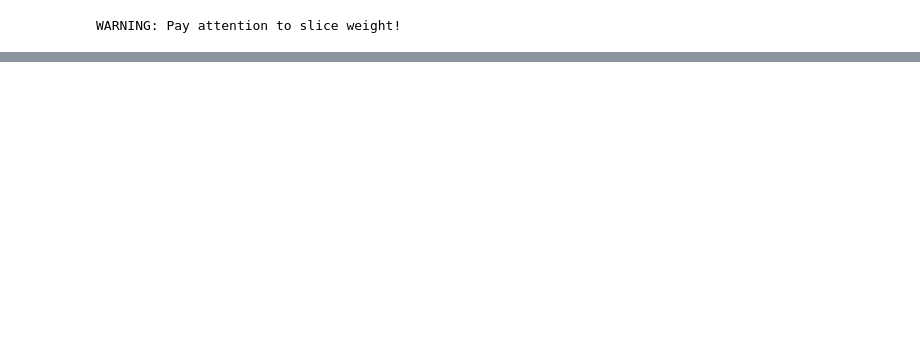
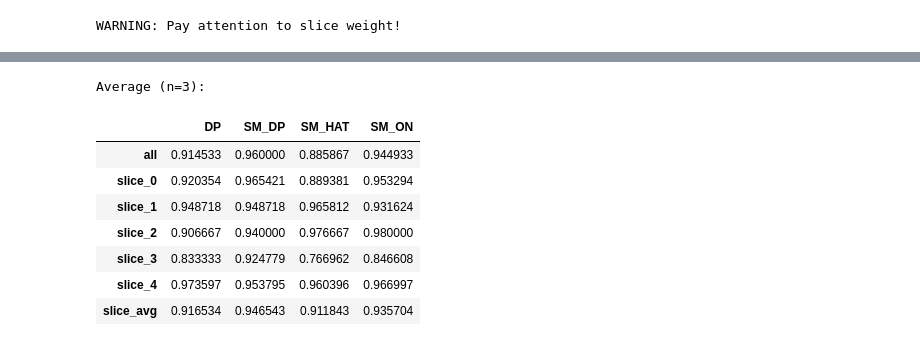
Before and after one commit to tsy935/metal, a Jupyter notebook: metal/contrib/slicing/synthetics/geometric-testing.ipynb, the cells around one changed output, grey strips where cells are left out. Drawn from its saved outputs; the diff is of its cells as text; code cells hidden in the pictures; blank space fills up the shorter version.

```diff
--- a/metal/contrib/slicing/synthetics/geometric-testing.ipynb
+++ b/metal/contrib/slicing/synthetics/geometric-testing.ipynb
@@ -14,13 +14,13 @@ from metal.end_model import EndModel
 ### SHARED PIECES
 train_kwargs = {
     "verbose": True,
-    "n_epochs": 30,
-    "lr": 0.001,
-    "l2": 0,
+    "n_epochs": 40,
+    "lr": 0.01,
+    "l2": 0.0005,
     "disable_prog_bar": True
 }
 end_model_init_kwargs = {
-    "layer_out_dims": [2, 10, 10, 2],
+    "layer_out_dims": [2, 10, 10, 2]
 }
 
 ### FULL CONFIGS
@@ -70,7 +70,7 @@ sm_on_config = {
 
 sm_dp_config = {
     'slice_kwargs': {
-        'r': 5,
+        'r': 10,
         'slice_weight': 0.1,
         'reweight': True
     },
@@ -78,8 +78,8 @@ sm_dp_config = {
     'input_module_class': MLPModule,
     'input_module_init_kwargs': {
         'input_dim': 2,
-        'output_dim': 5,
-        'middle_dims': [5],
+        'output_dim': 10,
+        'middle_dims': [10],
         'bias': True
     }
 }
@@ -87,0 +244,16 @@ WARNING: Pay attention to slice weight!
+# %%
+from metal.contrib.slicing.experiment_utils import parse_history
+
+print(f"Average (n={NUM_TRIALS}):")
+df = parse_history(history, NUM_SLICES)
+df
+# %% [output]
+Average (n=3):
+|  | DP | SM_DP | SM_HAT | SM_ON |
+| all | 0.914533 | 0.960000 | 0.885867 | 0.944933 |
+| slice_0 | 0.920354 | 0.965421 | 0.889381 | 0.953294 |
+| slice_1 | 0.948718 | 0.948718 | 0.965812 | 0.931624 |
+| slice_2 | 0.906667 | 0.940000 | 0.976667 | 0.980000 |
+| slice_3 | 0.833333 | 0.924779 | 0.766962 | 0.846608 |
+| slice_4 | 0.973597 | 0.953795 | 0.960396 | 0.966997 |
+| slice_avg | 0.916534 | 0.946543 | 0.911843 | 0.935704 |
```
Also changed, not shown: parts of 12 cells of this notebook.
